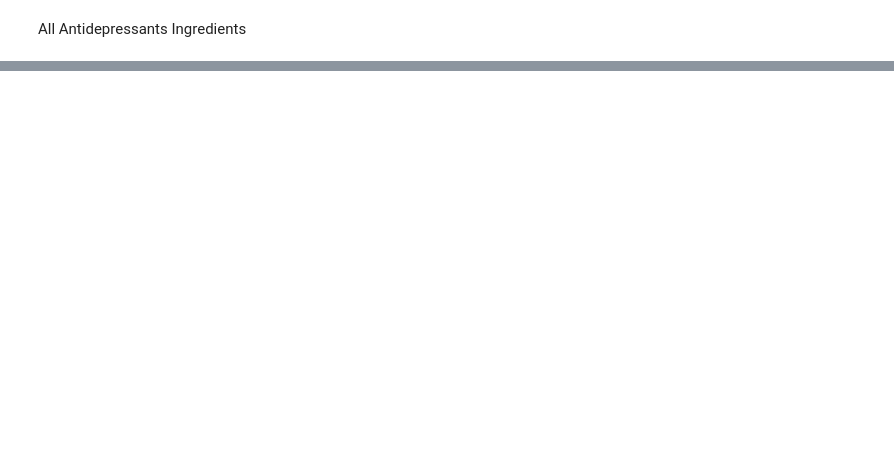
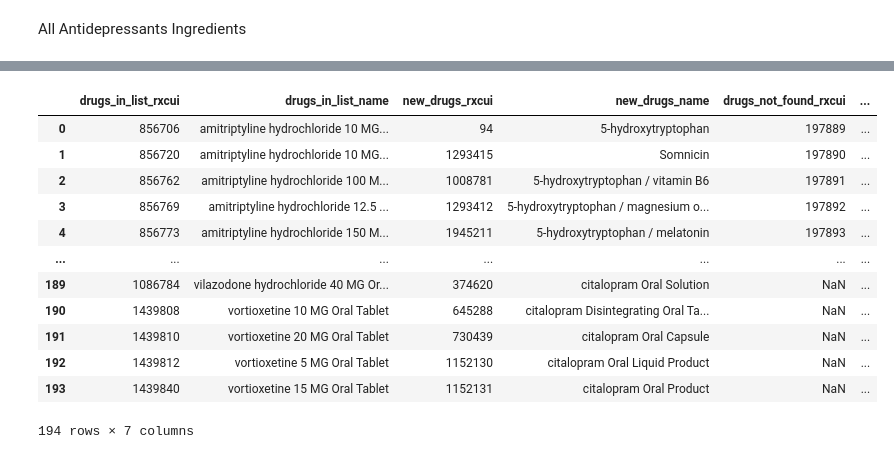
Before and after one commit to danielhmendoza01/Automatic_Code_Sets, a Jupyter notebook: Antidepressants.ipynb, the cells around one changed output, grey strips where cells are left out. Saved outputs shown, nothing was run; the diff lists cells and outputs as text; code cells hidden in the pictures; blank space fills up the shorter version.

```diff
--- a/Antidepressants.ipynb
+++ b/Antidepressants.ipynb
@@ -100,0 +120,4 @@ df_antidep.to_excel("New_Complete_Antidepressants_List.xlsx", index=False)
+# %%
+#This list was created by pulling from the RxNorm API
+df_antidep = df_antidep[['rxcui', 'name',"tty"]]
+df_antidep
@@ -100,0 +188,6 @@ df_antidep.to_excel("New_Complete_Antidepressants_List.xlsx", index=False)
+# %%
+df_final = pd.DataFrame()
+df_final = same_drug.join(new_drug)
+df_final = df_final.join(absent_drugs)
+print(df_final.shape) #check if correct size
+df_final.head()
@@ -100,0 +202,16 @@ df_antidep.to_excel("New_Complete_Antidepressants_List.xlsx", index=False)
+# %%
+df_final
+# %% [output]
+|  | drugs_in_list_rxcui | drugs_in_list_name | new_drugs_rxcui | new_drugs_name | drugs_not_found_rxcui | ... |
+| 0 | 856706 | amitriptyline hydrochloride 10 MG... | 94 | 5-hydroxytryptophan | 197889 | ... |
+| 1 | 856720 | amitriptyline hydrochloride 10 MG... | 1293415 | Somnicin | 197890 | ... |
+| 2 | 856762 | amitriptyline hydrochloride 100 M... | 1008781 | 5-hydroxytryptophan / vitamin B6 | 197891 | ... |
+| 3 | 856769 | amitriptyline hydrochloride 12.5 ... | 1293412 | 5-hydroxytryptophan / magnesium o... | 197892 | ... |
+| 4 | 856773 | amitriptyline hydrochloride 150 M... | 1945211 | 5-hydroxytryptophan / melatonin | 197893 | ... |
+| ... | ... | ... | ... | ... | ... | ... |
+| 189 | 1086784 | vilazodone hydrochloride 40 MG Or... | 374620 | citalopram Oral Solution | NaN | ... |
+| 190 | 1439808 | vortioxetine 10 MG Oral Tablet | 645288 | citalopram Disintegrating Oral Ta... | NaN | ... |
+| 191 | 1439810 | vortioxetine 20 MG Oral Tablet | 730439 | citalopram Oral Capsule | NaN | ... |
+| 192 | 1439812 | vortioxetine 5 MG Oral Tablet | 1152130 | citalopram Oral Liquid Product | NaN | ... |
+| 193 | 1439840 | vortioxetine 15 MG Oral Tablet | 1152131 | citalopram Oral Product | NaN | ... |
+194 rows × 7 columns
```
Also changed, not shown: parts of 13 cells of this notebook, 21 other files.
